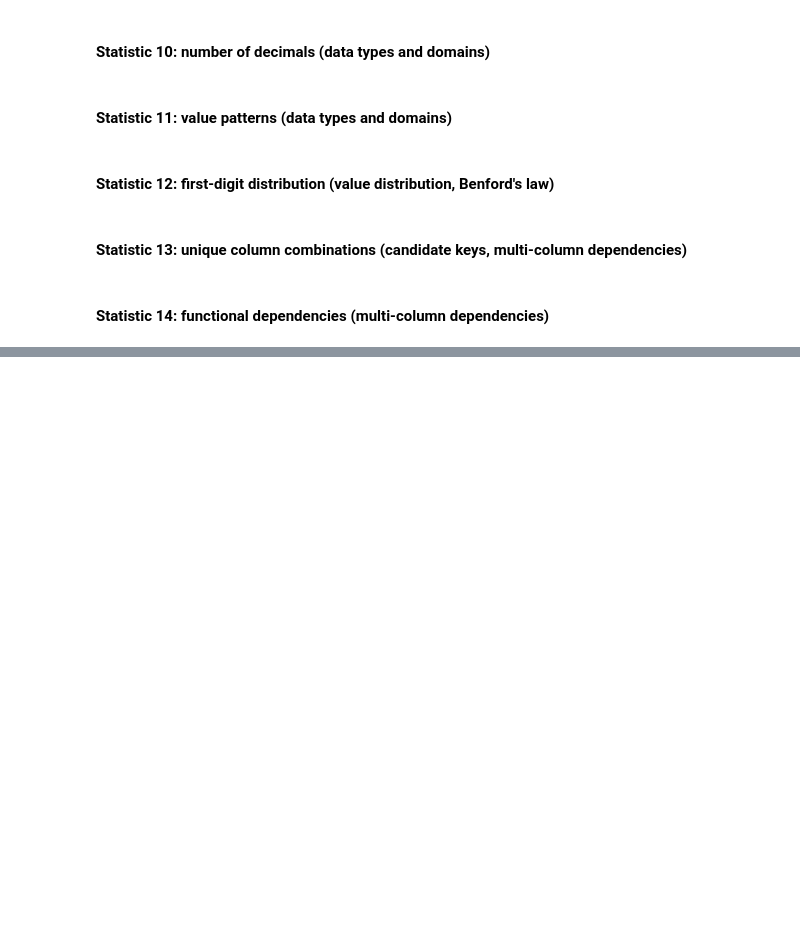
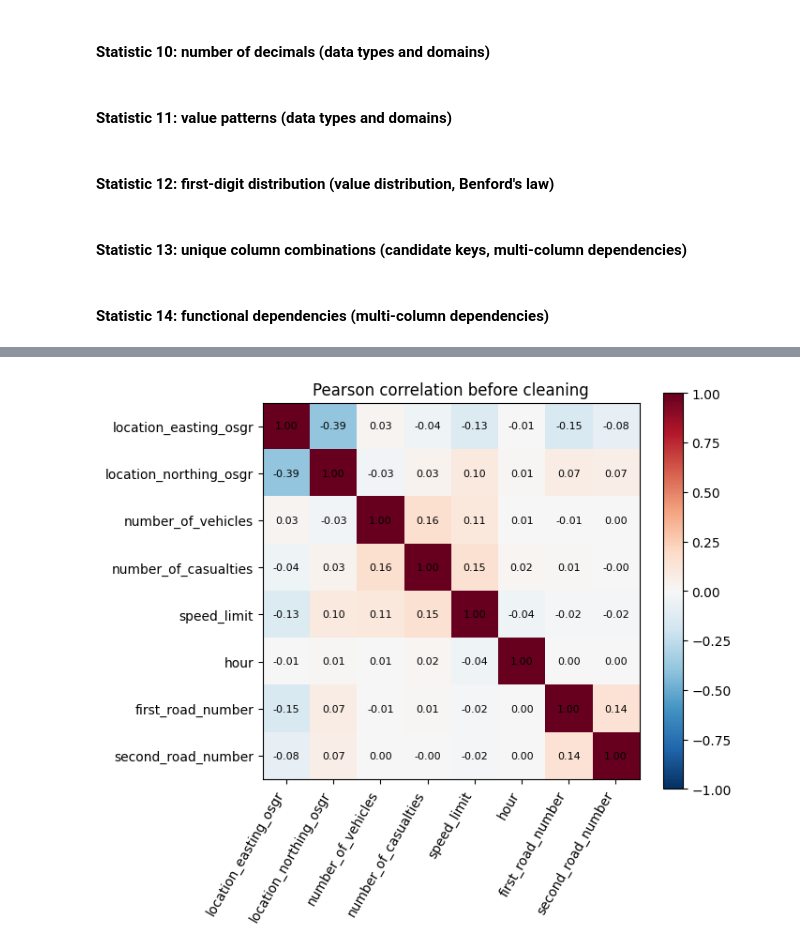
Before and after one commit to OssamaSijbesma/uu-data-wrangling-assignments, a Jupyter notebook: assignment-2/assignment.ipynb, the cells around one changed output, grey strips where cells are left out. Saved outputs shown, nothing was run; the diff lists cells and outputs as text; code cells hidden in the pictures; blank space fills up the shorter version.

Commit message:
feat: Task 3.2 correlation between numerical columns

```diff
--- a/assignment-2/assignment.ipynb
+++ b/assignment-2/assignment.ipynb
@@ -738,0 +743,40 @@ for lhs, rhs in [("date", "day_of_week"),
+# %%
+SELECTED = [
+    "location_easting_osgr",
+    "location_northing_osgr",
+    "number_of_vehicles",
+    "number_of_casualties",
+    "speed_limit",
+    "hour",
+    "first_road_number",
+    "second_road_number",
+]
+
+num = df.copy()
+# hour of day as a number; a time that is not HH:MM (e.g. "-1") is kept as -1 here
+# so that the "before" correlation still contains the fake values
+hh = df_str["time"].str.extract(r"^(\d{1,2}):\d{2}")[0]
+num["hour"] = pd.to_numeric(hh, errors="coerce").fillna(-1)
+X = num[SELECTED].apply(pd.to_numeric, errors="coerce")
+
+corr_before = X.corr(method="pearson")
+
+
+def plot_corr(c, title):
+    fig, ax = plt.subplots(figsize=(7, 6))
+    im = ax.imshow(c, cmap="RdBu_r", vmin=-1, vmax=1)
+    ax.set_xticks(range(len(c)), c.columns, rotation=60, ha="right")
+    ax.set_yticks(range(len(c)), c.index)
+    for i in range(len(c)):
+        for j in range(len(c)):
+            ax.text(j, i, f"{c.iloc[i, j]:.2f}", ha="center", va="center", fontsize=8)
+    fig.colorbar(im)
+    ax.set_title(title)
+    plt.tight_layout()
+    plt.show()
+
+
+plot_corr(corr_before, "Pearson correlation before cleaning")
+corr_before.round(3)
+# %% [output]
+[figure, added]
```
Also changed, not shown: parts of 12 cells of this notebook.
